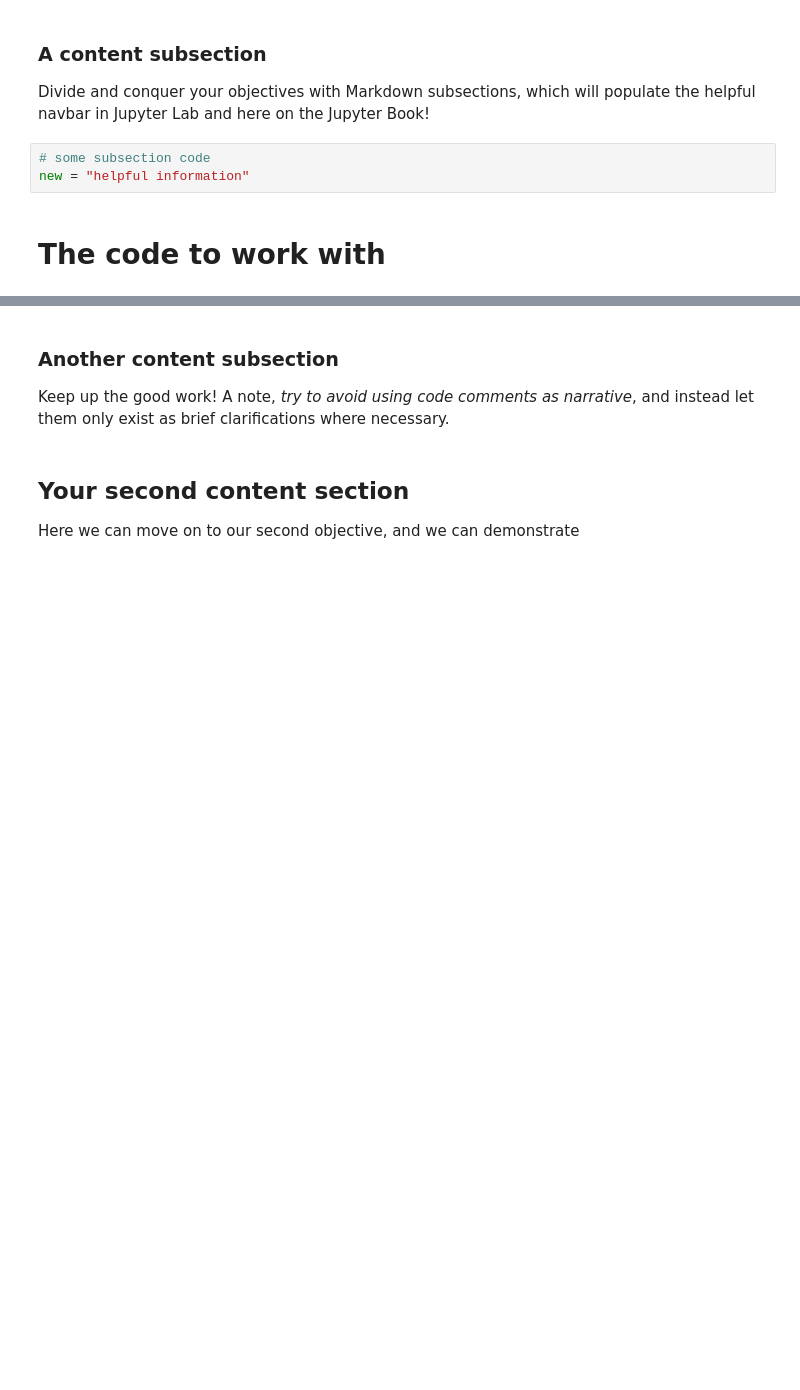
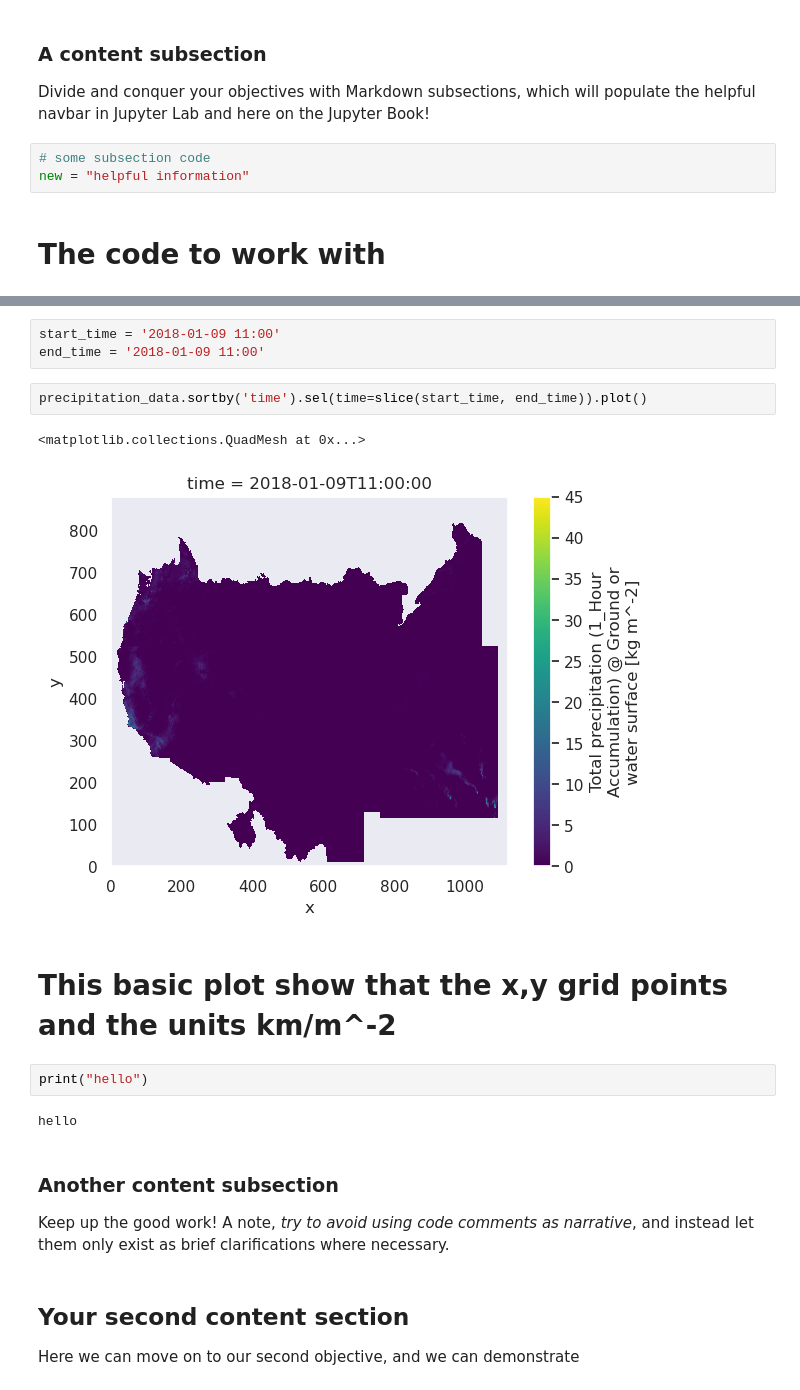
Before and after one commit to ProjectPythia/Stage-IV-Cookbook, a Jupyter notebook: notebooks/Ramos.ipynb, the cells around one changed output, grey strips where cells are left out. Drawn from its saved outputs; the diff is of its cells as text; blank space fills up the shorter version.

```diff
--- a/notebooks/Ramos.ipynb
+++ b/notebooks/Ramos.ipynb
@@ -90,3 +132,17 @@ precipitation_data = ds['Total_precipitation_surface_1_Hour_Accumulation']
+# %%
+start_time = '2018-01-09 11:00'
+end_time = '2018-01-09 11:00'
+# %%
+precipitation_data.sortby('time').sel(time=slice(start_time, end_time)).plot()
+# %% [output]
+<matplotlib.collections.QuadMesh at 0x...>
+[figure, added]
+# %% [markdown]
+# This basic plot show that the x,y grid points and the units km/m^-2
+# %%
+print("hello")
+# %% [output]
+hello
 # %% [markdown]
 ### Another content subsection
 Keep up the good work! A note, *try to avoid using code comments as narrative*, and instead let them only exist as brief clarifications where necessary.
```
Also changed, not shown: parts of 1 cell of this notebook, 2 other files.
